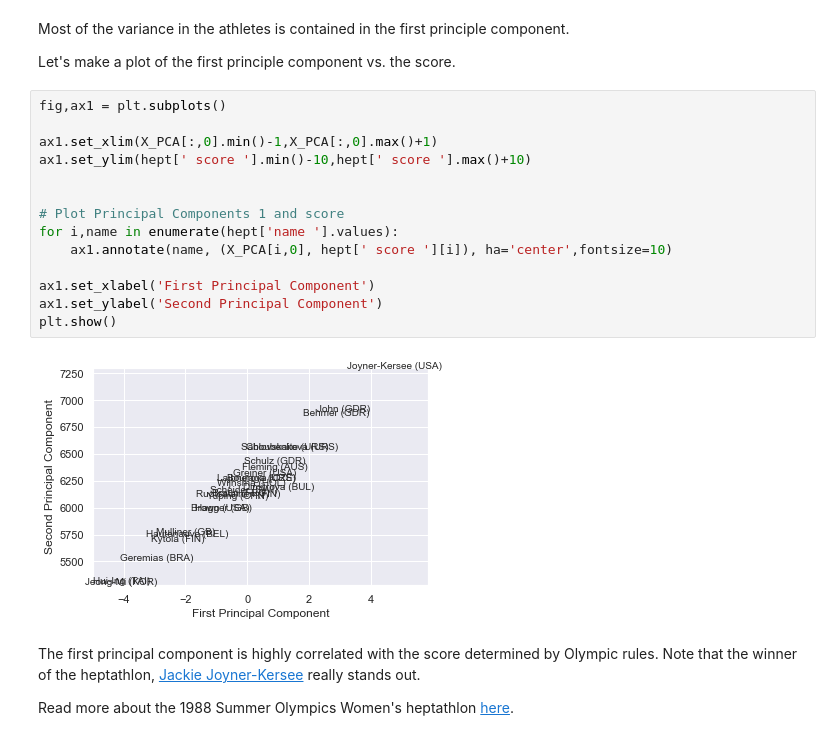
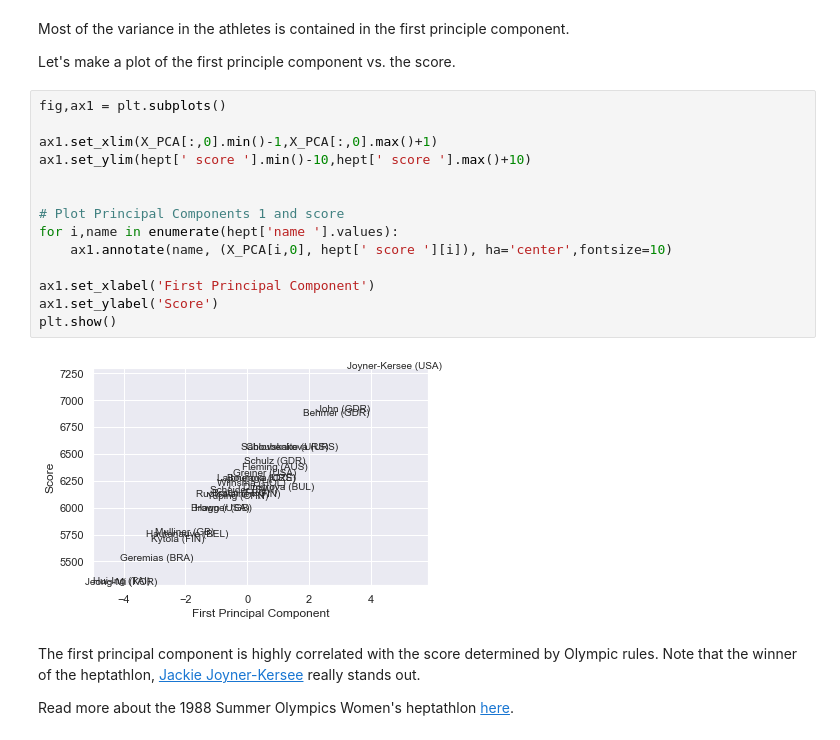
Before and after one commit to datascience-course/2019-datascience-lectures, a Jupyter notebook: 21-DimReduction/21-DimReduction.ipynb, the cells around one changed output. Drawn from its saved outputs; the diff is of its cells as text.

Commit message:
fixing erroneous plot labels

```diff
--- a/21-DimReduction/21-DimReduction.ipynb
+++ b/21-DimReduction/21-DimReduction.ipynb
@@ -442,19 +442,19 @@ Let's make a plot of the first principle component vs. the score.
 # %%
 fig,ax1 = plt.subplots()
 
 ax1.set_xlim(X_PCA[:,0].min()-1,X_PCA[:,0].max()+1)
 ax1.set_ylim(hept[' score '].min()-10,hept[' score '].max()+10)
 
 
 # Plot Principal Components 1 and score
 for i,name in enumerate(hept['name '].values):
     ax1.annotate(name, (X_PCA[i,0], hept[' score '][i]), ha='center',fontsize=10)
 
 ax1.set_xlabel('First Principal Component')
-ax1.set_ylabel('Second Principal Component')
+ax1.set_ylabel('Score')
 plt.show()
 # %% [output]
-[figure, old version]
+[figure, new version]
 # %% [markdown]
 The first principal component is highly correlated with the score determined by Olympic rules. Note that the winner of the heptathlon, [Jackie Joyner-Kersee](https://en.wikipedia.org/wiki/Jackie_Joyner-Kersee) really stands out.
 
```
Also changed, not shown: parts of 2 cells of this notebook.
